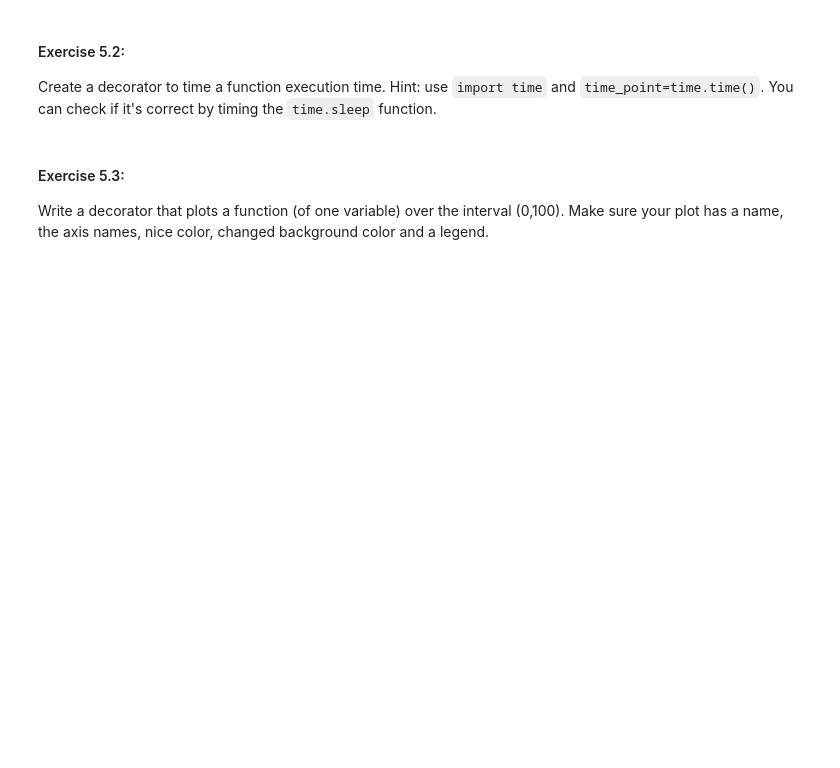
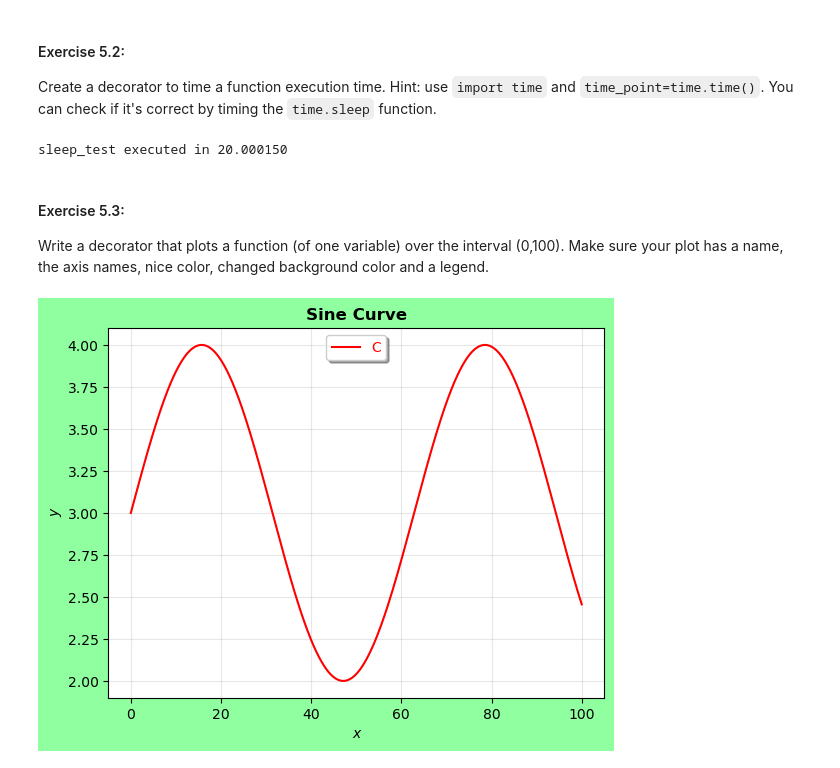
Before and after one commit to arianna-jparedes/ScientificPython_diploma26, a Jupyter notebook: Lecture5-decorators.ipynb, the cells around one changed output. Drawn from its saved outputs; the diff is of its cells as text; code cells hidden in the pictures; blank space fills up the shorter version.

```diff
--- a/Lecture5-decorators.ipynb
+++ b/Lecture5-decorators.ipynb
@@ -149,4 +184,40 @@ Create a decorator to time a function execution time. Hint: use `import time` an
+# %%
+@timer
+def sleep_test(s):
+    time.sleep(s)
+
+sleep_test(20)
+# %% [output]
+sleep_test executed in 20.000150
 # %% [markdown]
 #### Exercise 5.3:
 
 Write a decorator that plots a function (of one variable) over the interval (0,100). Make sure your plot has a name, the axis names, nice color, changed background color and a legend.
+# %%
+import matplotlib.pyplot as plt
+
+def plt_function(f):
+    @functools.wraps(f)
+    def wrapper(*args, **kwargs):
+        x = np.linspace(0, 100, 500)
+        y = f(x)
+
+        fig = plt.figure()
+        plt.plot(x, y, color='r')
+        plt.xlabel("x", fontstyle='italic')
+        plt.ylabel("y", fontstyle='italic')
+        plt.title("Sine Curve", fontsize = 'large', fontweight='bold')
+        fig.patch.set_facecolor('xkcd:mint green')
+        plt.grid(True, alpha=0.3)
+        plt.legend("Curve", loc='upper center', shadow=True, labelcolor='linecolor')
+        plt.show()
+    return wrapper
+# %%
+@plt_function
+
+def f(x):
+    return np.sin(x/10) + 3
+
+f()
+# %% [output]
+[figure, added]
```
Also changed, not shown: parts of 3 cells of this notebook.
